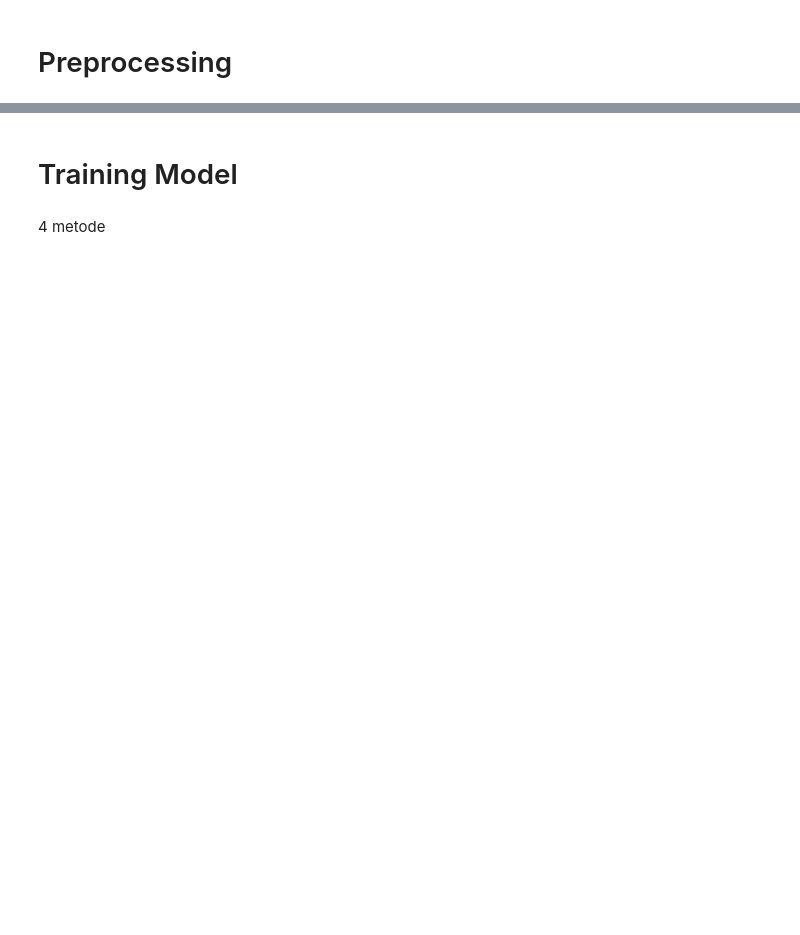
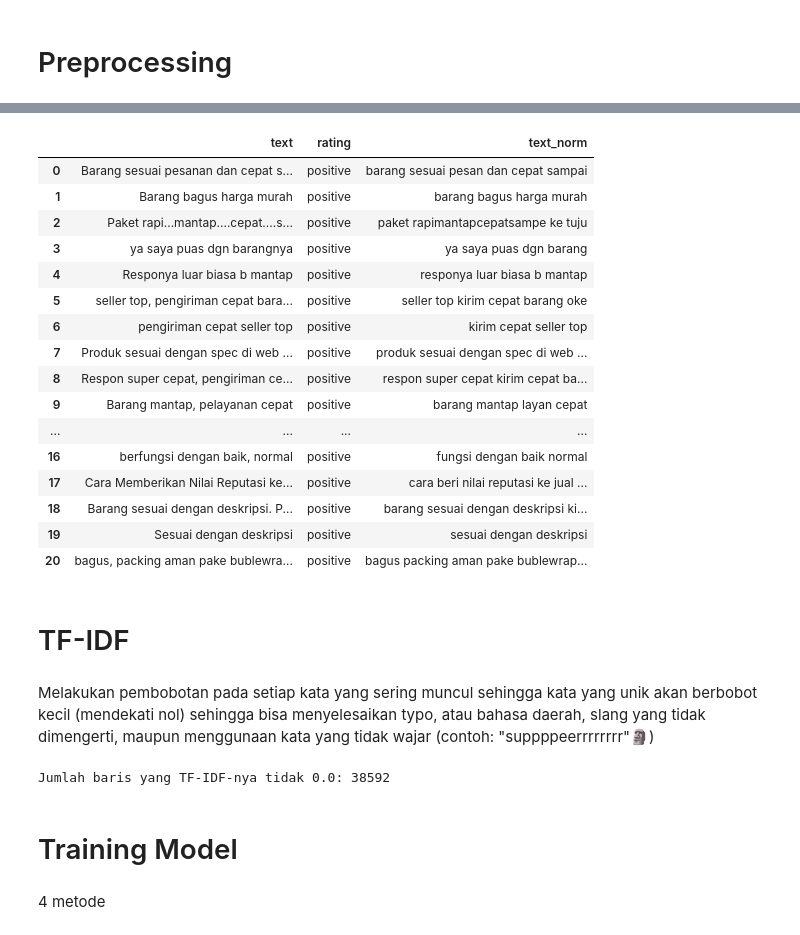
Before and after one commit to eldntr/Sentiment-Analysis-of-User-s-Review, a Jupyter notebook: Implementation/index.ipynb, the cells around one changed output, grey strips where cells are left out. Drawn from its saved outputs; the diff is of its cells as text; code cells hidden in the pictures; blank space fills up the shorter version.

```diff
--- a/Implementation/index.ipynb
+++ b/Implementation/index.ipynb
@@ -35 +69,3 @@ cari metode untuk mengatasi typo,".....", dll
+# %%
+df = df[df['rating'] != 'neutral']
 # %% [markdown]
@@ -38,0 +75,3 @@ cari metode terbaik untuk memproses ke angka
+# %%
+# Case folding
+df['text_norm'] = df['text'].str.lower()
@@ -38,0 +80,4 @@ cari metode terbaik untuk memproses ke angka
+# %%
+import re
+
+df['text_norm'] = df['text_norm'].apply(lambda x: re.sub(r'[^a-zA-Z\s]', '', x))
@@ -38,0 +86,38 @@ cari metode terbaik untuk memproses ke angka
+# %%
+from Sastrawi.Stemmer.StemmerFactory import StemmerFactory
+
+# Create a stemmer
+stemmer = StemmerFactory().create_stemmer()
+
+# Tokenize the string into individual words
+df['text_norm'] = df['text_norm'].apply(lambda x: x.split())
+
+# Apply stemming to each token
+df['text_norm'] = df['text_norm'].apply(lambda x: [stemmer.stem(token) for token in x])
+
+# Join the stemmed tokens back into a string
+df['text_norm'] = df['text_norm'].apply(lambda x: ' '.join(x))
+# %%
+df.head(20)
+# %% [output]
+|  | text | rating | text_norm |
+| 0 | Barang sesuai pesanan dan cepat s... | positive | barang sesuai pesan dan cepat sampai |
+| 1 | Barang bagus harga murah | positive | barang bagus harga murah |
+| 2 | Paket rapi...mantap....cepat....s... | positive | paket rapimantapcepatsampe ke tuju |
+| 3 | ya saya puas dgn barangnya | positive | ya saya puas dgn barang |
+| 4 | Responya luar biasa b mantap | positive | responya luar biasa b mantap |
+| 5 | seller top, pengiriman cepat bara... | positive | seller top kirim cepat barang oke |
+| 6 | pengiriman cepat seller top | positive | kirim cepat seller top |
+| 7 | Produk sesuai dengan spec di web ... | positive | produk sesuai dengan spec di web ... |
+| 8 | Respon super cepat, pengiriman ce... | positive | respon super cepat kirim cepat ba... |
+| 9 | Barang mantap, pelayanan cepat | positive | barang mantap layan cepat |
+| ... | ... | ... | ... |
+| 16 | berfungsi dengan baik, normal | positive | fungsi dengan baik normal |
+| 17 | Cara Memberikan Nilai Reputasi ke... | positive | cara beri nilai reputasi ke jual ... |
+| 18 | Barang sesuai dengan deskripsi. P... | positive | barang sesuai dengan deskripsi ki... |
+| 19 | Sesuai dengan deskripsi | positive | sesuai dengan deskripsi |
+| 20 | bagus, packing aman pake bublewra... | positive | bagus packing aman pake bublewrap... |
+# %% [markdown]
+# TF-IDF
+# %% [markdown]
+Melakukan pembobotan pada setiap kata yang sering muncul sehingga kata yang unik akan berbobot kecil (mendekati nol) sehingga bisa menyelesaikan typo, atau bahasa daerah, slang yang tidak dimengerti, maupun menggunaan kata yang tidak wajar (contoh: "suppppeerrrrrrrr"🗿)
@@ -39,3 +137,12 @@ cari metode terbaik untuk memproses ke angka
+# %%
+import numpy as np
+
+# Menghitung jumlah baris yang TF-IDF-nya tidak 0.0
+non_zero_rows = np.sum([any(row) for row in df['text_tf-idf'].values])
+
+print(f"Jumlah baris yang TF-IDF-nya tidak 0.0: {non_zero_rows}")
+# %% [output]
+Jumlah baris yang TF-IDF-nya tidak 0.0: 38592
 # %% [markdown]
 # Training Model
 # %% [markdown]
```
Also changed, not shown: parts of 16 cells of this notebook.
